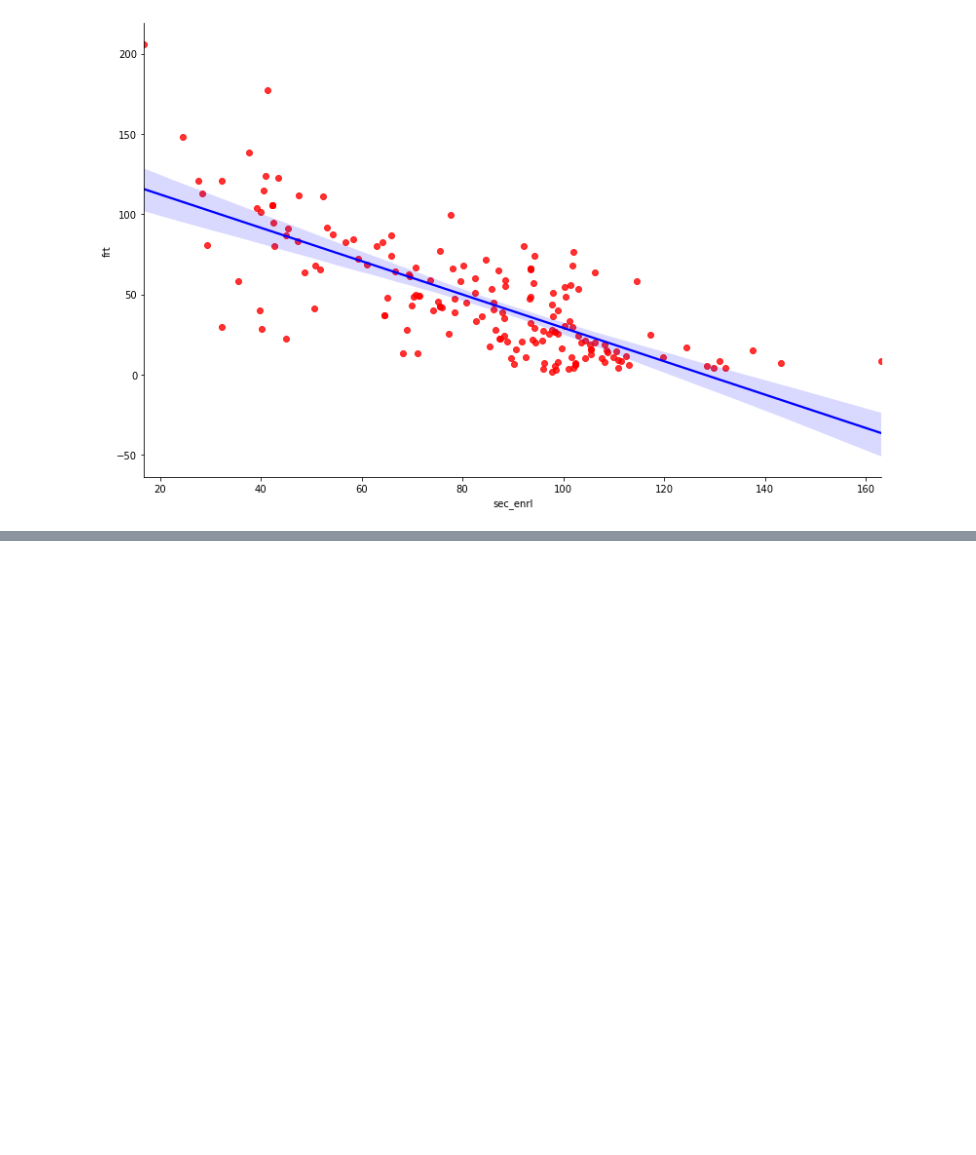
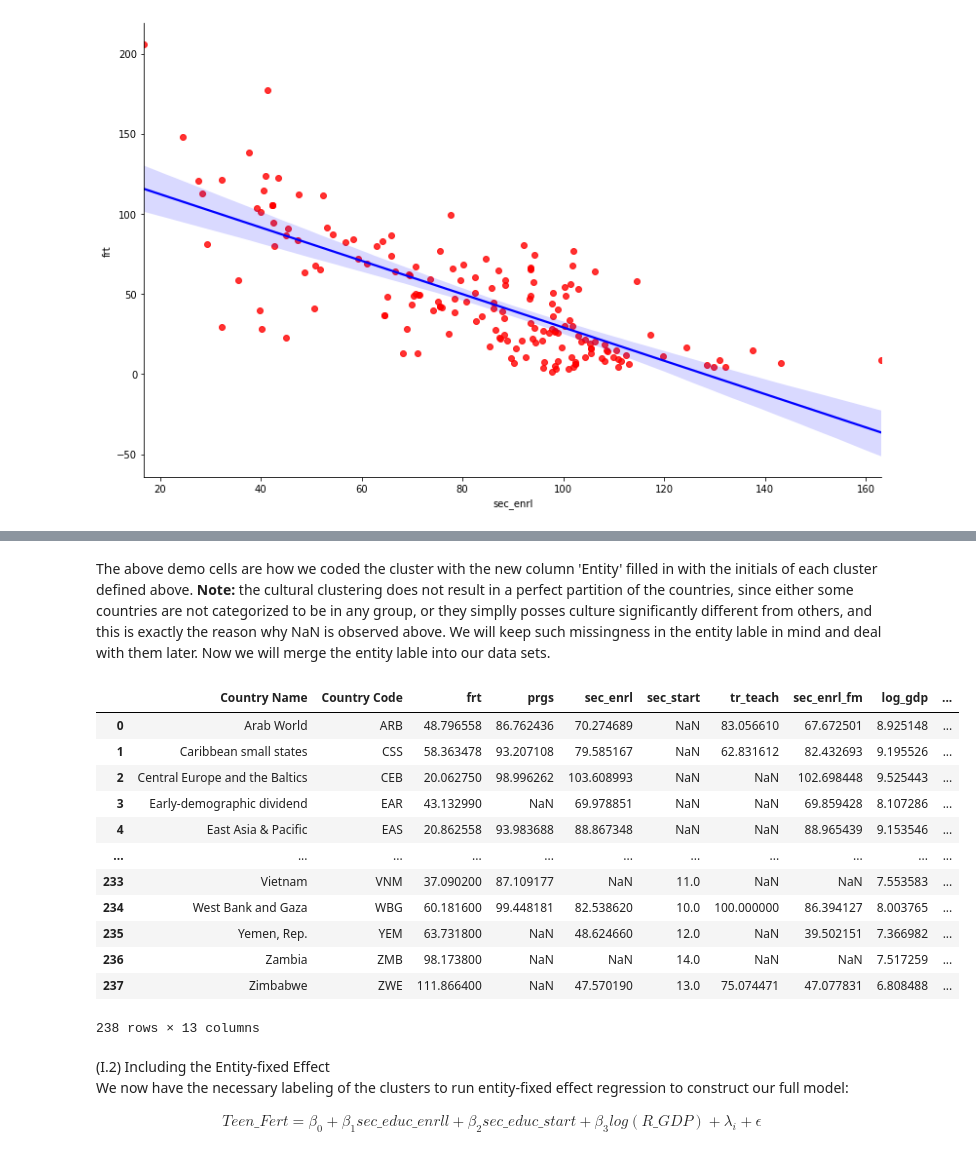
Before and after one commit to Jiawei6554/TeenFert_SecEduc, a Jupyter notebook: FinalProjectGroup084-Wi22 (1).ipynb, the cells around one changed output, grey strips where cells are left out. Drawn from its saved outputs; the diff is of its cells as text; code cells hidden in the pictures; blank space fills up the shorter version.

```diff
--- a/EDACheckpoint-Wi22_To_Keep-Copy1.ipynb
+++ b/FinalProjectGroup084-Wi22 (1).ipynb
@@ -739,0 +881,5 @@ Moving forward, we are looking for ways to eliminate OVB as much as possibe in w
+# %%
+cluster_code = pd.read_csv('df_2013_coded.csv')
+
+cluster_code = cluster_code[['Country Code', 'Entity']]
+cluster_code[70:77]
@@ -739,0 +895,27 @@ Moving forward, we are looking for ways to eliminate OVB as much as possibe in w
+# %% [markdown]
+The above demo cells are how we coded the cluster with the new column 'Entity' filled in with the initials of each cluster defined above. __Note:__ the cultural clustering does not result in a perfect partition of the countries, since either some countries are not categorized to be in any group, or they simplly posses culture significantly different from others, and this is exactly the reason why NaN is observed above. We will keep such missingness in the entity lable in mind and deal with them later. Now we will merge the entity lable into our data sets.
+# %%
+df_2013_cluster = df_2013_clean.merge(cluster_code, left_on = 'Country Code', right_on = 'Country Code')
+df_2013_cluster
+# %% [output]
+|  | Country Name | Country Code | frt | prgs | sec_enrl | sec_start | tr_teach | sec_enrl_fm | log_gdp | ... |
+| 0 | Arab World | ARB | 48.796558 | 86.762436 | 70.274689 | NaN | 83.056610 | 67.672501 | 8.925148 | ... |
+| 1 | Caribbean small states | CSS | 58.363478 | 93.207108 | 79.585167 | NaN | 62.831612 | 82.432693 | 9.195526 | ... |
+| 2 | Central Europe and the Baltics | CEB | 20.062750 | 98.996262 | 103.608993 | NaN | NaN | 102.698448 | 9.525443 | ... |
+| 3 | Early-demographic dividend | EAR | 43.132990 | NaN | 69.978851 | NaN | NaN | 69.859428 | 8.107286 | ... |
+| 4 | East Asia & Pacific | EAS | 20.862558 | 93.983688 | 88.867348 | NaN | NaN | 88.965439 | 9.153546 | ... |
+| ... | ... | ... | ... | ... | ... | ... | ... | ... | ... | ... |
+| 233 | Vietnam | VNM | 37.090200 | 87.109177 | NaN | 11.0 | NaN | NaN | 7.553583 | ... |
+| 234 | West Bank and Gaza | WBG | 60.181600 | 99.448181 | 82.538620 | 10.0 | 100.000000 | 86.394127 | 8.003765 | ... |
+| 235 | Yemen, Rep. | YEM | 63.731800 | NaN | 48.624660 | 12.0 | NaN | 39.502151 | 7.366982 | ... |
+| 236 | Zambia | ZMB | 98.173800 | NaN | NaN | 14.0 | NaN | NaN | 7.517259 | ... |
+| 237 | Zimbabwe | ZWE | 111.866400 | NaN | 47.570190 | 13.0 | 75.074471 | 47.077831 | 6.808488 | ... |
+238 rows × 13 columns
+# %% [markdown]
+(I.2) Including the Entity-fixed Effect
+<br/>
+We now have the necessary labeling of the clusters to run entity-fixed effect regression to construct our full model:
+<br>
+<div style="text-align: center">
+$Teen\_Fert = \beta_0 + \beta_1 sec\_educ\_enrll + \beta_2 sec\_educ\_start + \beta_3 log(R\_GDP) + \lambda_i + \epsilon$
+</div>
```
Also changed, not shown: parts of 73 cells of this notebook.
